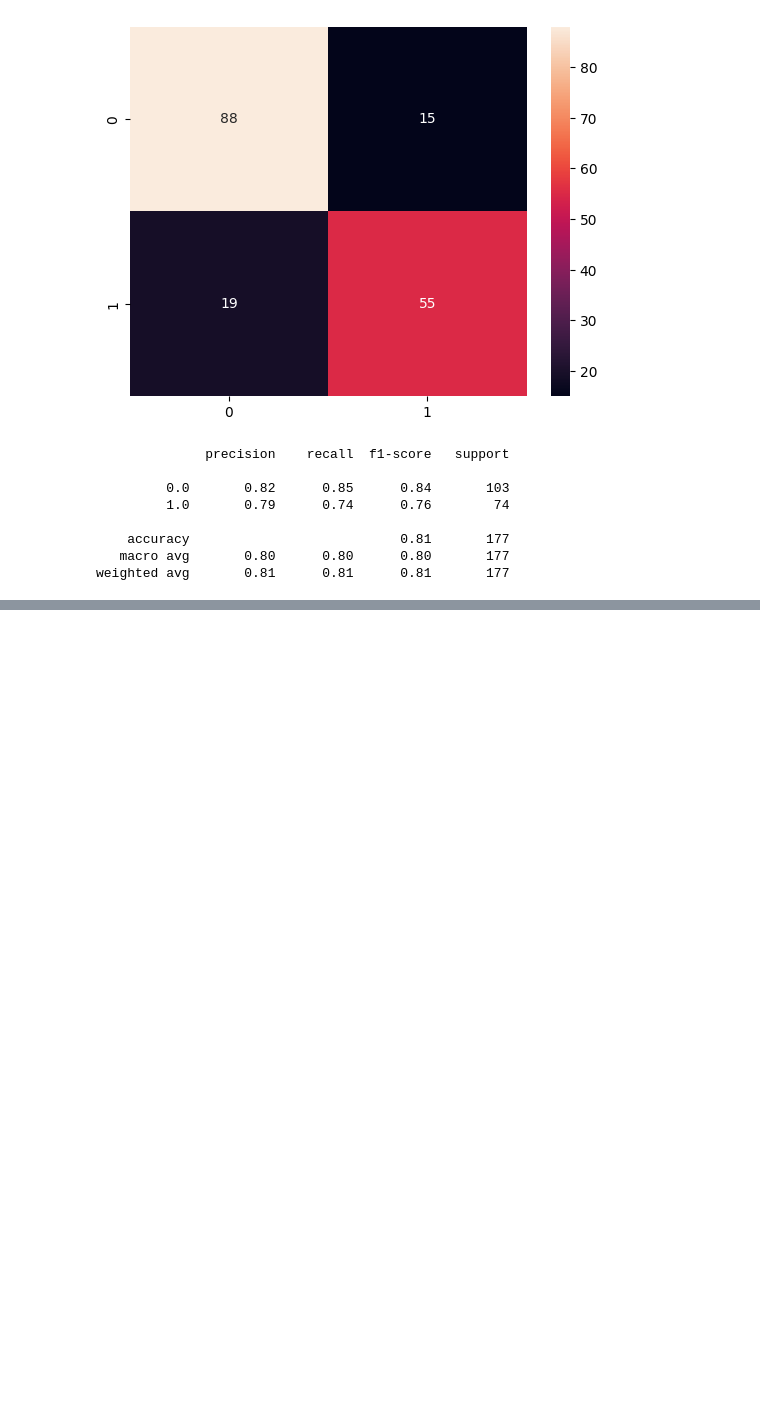
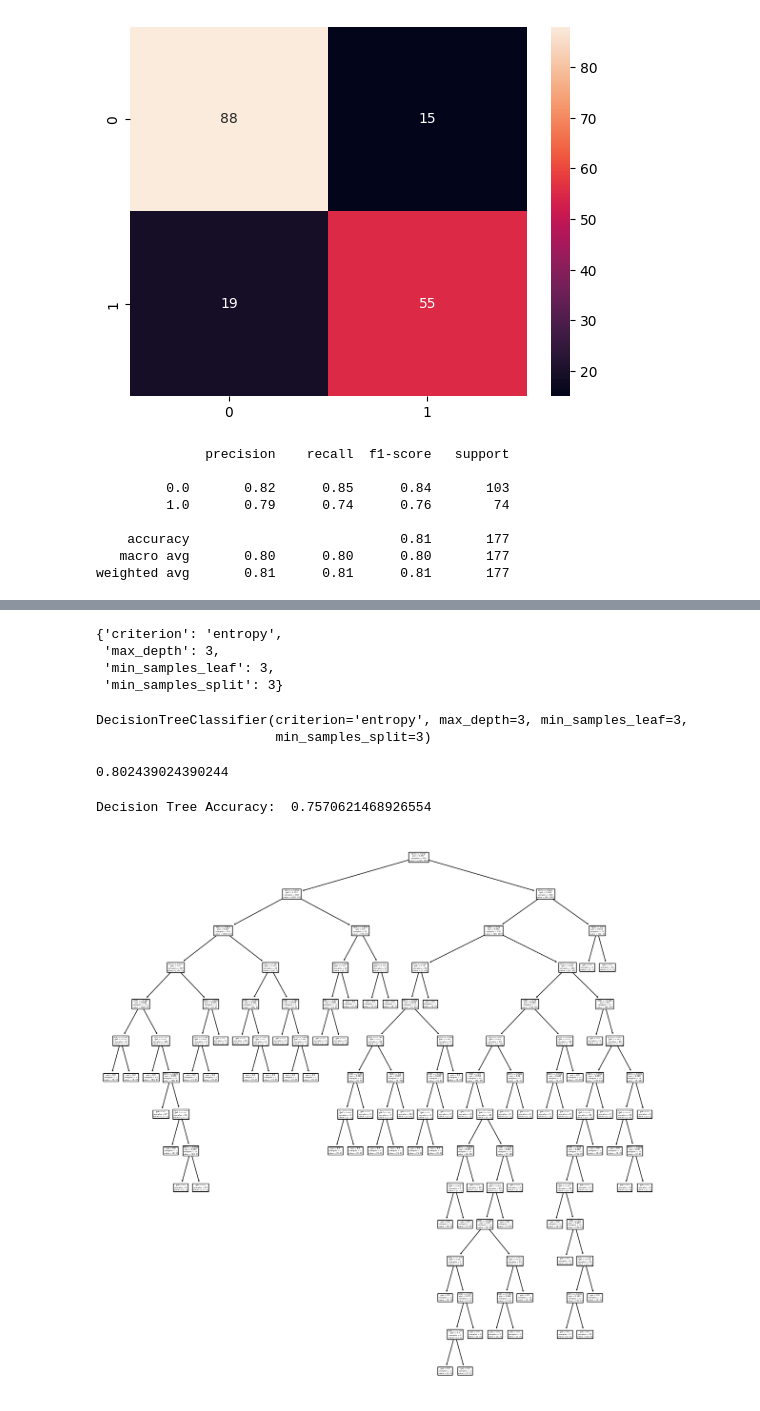
Before and after one commit to nathanaelabel/rainfall-prediction, a Jupyter notebook: NathanaelAbelArianto_0706012010029_AFL3.ipynb, the cells around one changed output, grey strips where cells are left out. Drawn from its saved outputs; the diff is of its cells as text; code cells hidden in the pictures; blank space fills up the shorter version.

```diff
--- a/NathanaelAbelArianto_0706012010029_AFL3.ipynb
+++ b/NathanaelAbelArianto_0706012010029_AFL3.ipynb
@@ -301,0 +457,8 @@ Insight yang di dapat dijelaskan kembali. Lalu Algoritma ditambah agar bisa dian
+# %%
+from sklearn import tree
+# model menggunakan Decision Tree
+dtree = tree.DecisionTreeClassifier()
+
+# training dengan dataset train
+dtree.fit(X_train, y_train)
+y_pred = dtree.predict(X_test)
@@ -301,0 +505,28 @@ Insight yang di dapat dijelaskan kembali. Lalu Algoritma ditambah agar bisa dian
+# %%
+grid.best_params_
+# %% [output]
+{'criterion': 'entropy',
+ 'max_depth': 3,
+ 'min_samples_leaf': 3,
+ 'min_samples_split': 3}
+# %%
+grid.best_estimator_
+# %% [output]
+DecisionTreeClassifier(criterion='entropy', max_depth=3, min_samples_leaf=3,
+                       min_samples_split=3)
+# %%
+grid.best_score_
+# %% [output]
+0.802439024390244
+# %%
+# print akurasi dari data testing menggunakan grid score
+print('Decision Tree Accuracy: ', grid.score(X_test, y_test))
+# %% [output]
+Decision Tree Accuracy:  0.7570621468926554
+# %%
+# menampilkan tree hasil training
+plt.figure(figsize=(15,15))
+tree.plot_tree(dtree)
+plt.show()
+# %% [output]
+[figure, added]
```
Also changed, not shown: parts of 31 cells of this notebook.
